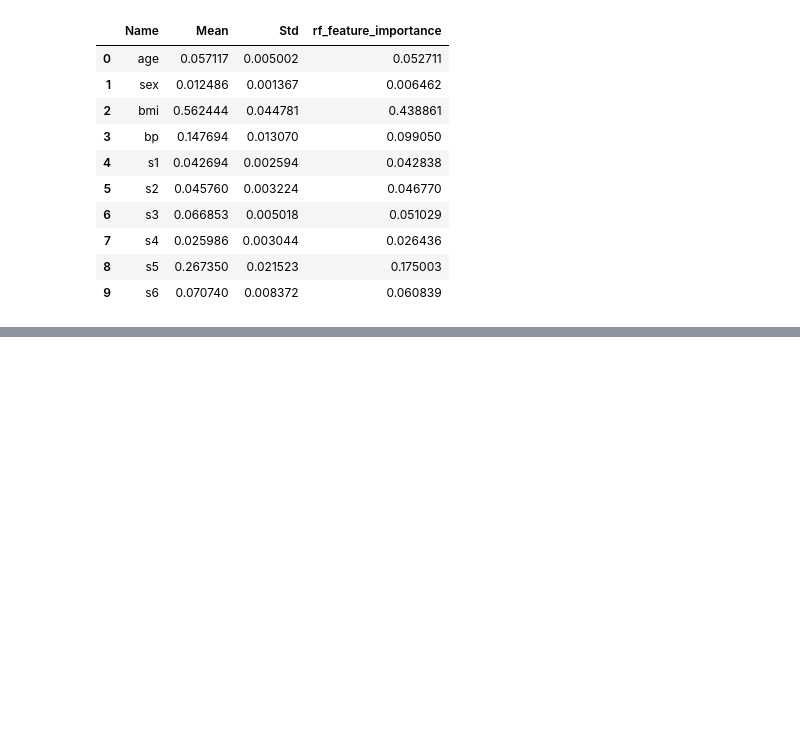
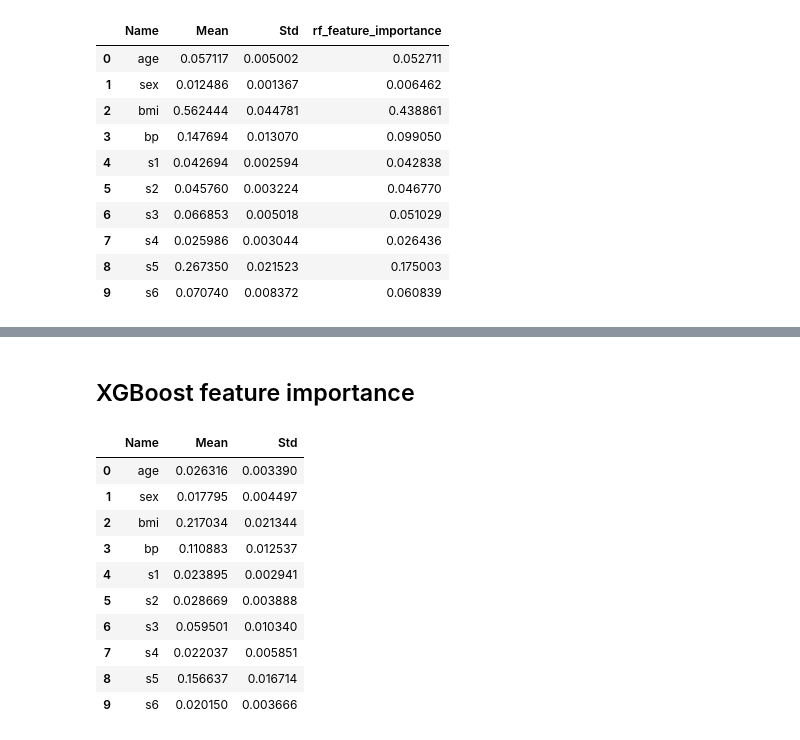
Before and after one commit to xXKeNdAmAmAsTeRXx/Machine-Learning-Tasks, a Jupyter notebook: Model_Selection_and_Regularization/Regression - Diabetes Dataset.ipynb, the cells around one changed output, grey strips where cells are left out. Drawn from its saved outputs; the diff is of its cells as text; code cells hidden in the pictures; blank space fills up the shorter version.

Commit message:
xgboost and baseline + feature importance

```diff
--- a/Model_Selection_and_Regularization/Regression - Diabetes Dataset.ipynb
+++ b/Model_Selection_and_Regularization/Regression - Diabetes Dataset.ipynb
@@ -763,0 +766,16 @@ df_permutation
+# %%
+def XGBoost_study(trail):
+    n_estimators = trail.suggest_int("n_estimators", 75, 125)
+    max_depth = trail.suggest_int("max_depth", 2, 10)
+    learning_rate = trail.suggest_float("learning_rate", 0.01, 0.05)
+    subsample = trail.suggest_float("subsample", 0.1, 1.0)
+    colsample_bytree = trail.suggest_float("colsample_bytree", 0.1, 1.0)
+
+    clf = XGBRegressor(n_estimators=n_estimators, max_depth=max_depth, learning_rate=learning_rate, subsample=subsample, colsample_bytree=colsample_bytree)
+    clf.fit(x_train, y_train)
+    cv = KFold(n_splits=5, shuffle=True, random_state=42)
+    score = cross_val_score(clf, x_train, y_train, cv=cv, scoring= 'neg_mean_squared_error').mean()
+
+    return score
+
+xgboost_model, xgb_results = optimize_train_and_judge(None, XGBRegressor,XGBoost_study ,trails=100)
@@ -763,0 +801,16 @@ df_permutation
+# %% [markdown]
+## XGBoost feature importance
+# %%
+calculate_feature_importance(xgboost_model)
+# %% [output]
+|  | Name | Mean | Std |
+| 0 | age | 0.026316 | 0.003390 |
+| 1 | sex | 0.017795 | 0.004497 |
+| 2 | bmi | 0.217034 | 0.021344 |
+| 3 | bp | 0.110883 | 0.012537 |
+| 4 | s1 | 0.023895 | 0.002941 |
+| 5 | s2 | 0.028669 | 0.003888 |
+| 6 | s3 | 0.059501 | 0.010340 |
+| 7 | s4 | 0.022037 | 0.005851 |
+| 8 | s5 | 0.156637 | 0.016714 |
+| 9 | s6 | 0.020150 | 0.003666 |
```
Also changed, not shown: parts of 2 cells of this notebook.
